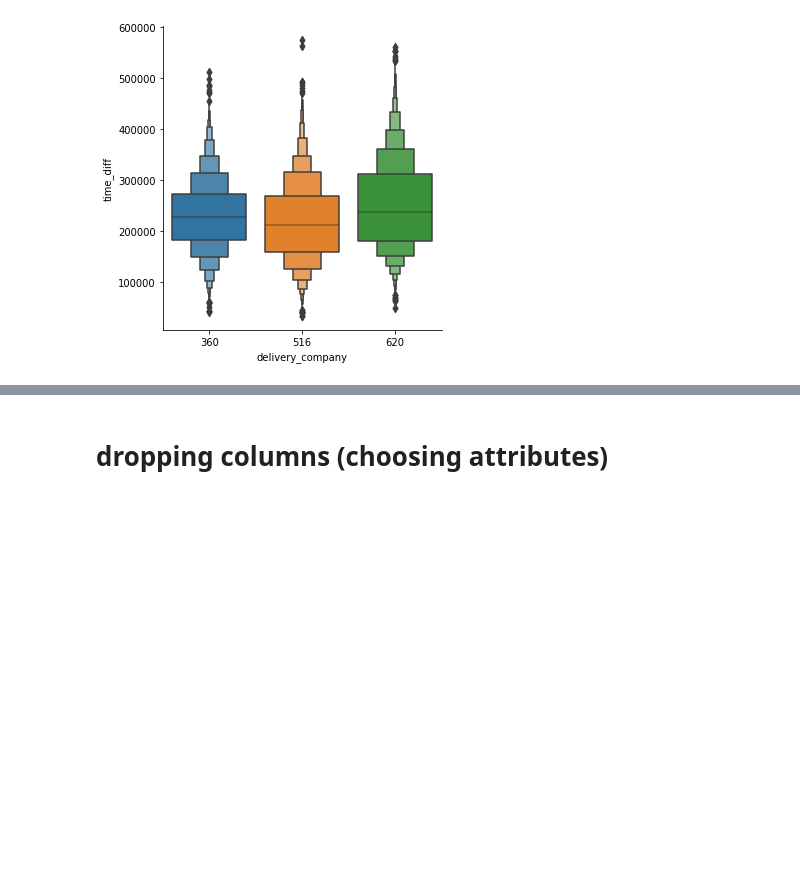
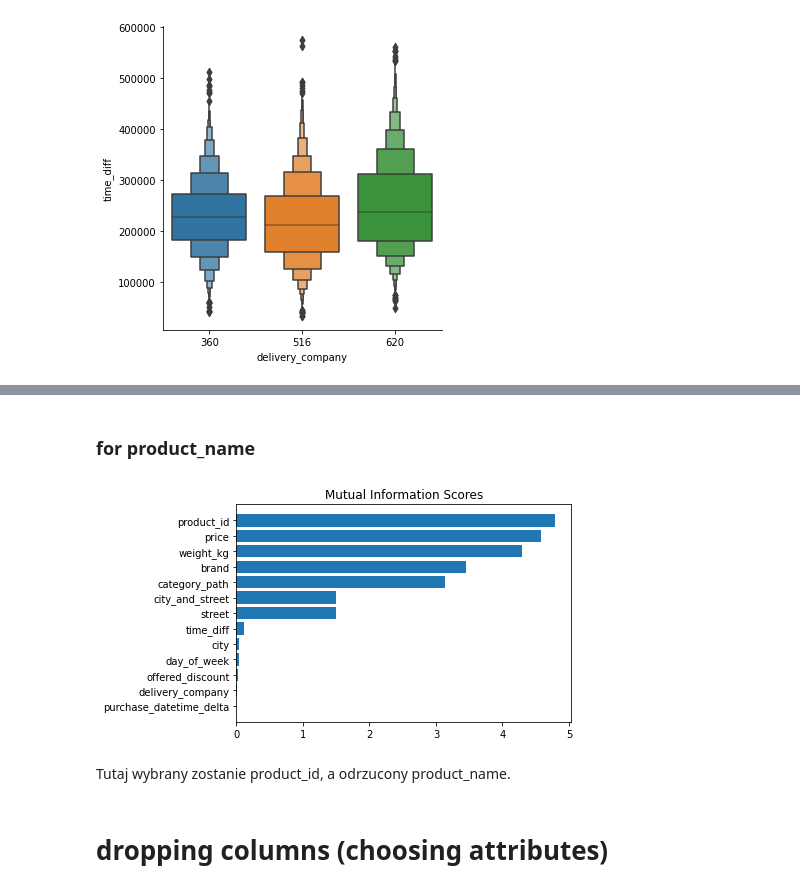
Before and after one commit to milosz-l/delivery-time, a Jupyter notebook: data_analysis.ipynb, the cells around one changed output, grey strips where cells are left out. Drawn from its saved outputs; the diff is of its cells as text; code cells hidden in the pictures; blank space fills up the shorter version.

```diff
--- a/data_analysis.ipynb
+++ b/data_analysis.ipynb
@@ -720,0 +746,12 @@ g = sns.catplot(x='delivery_company', y='time_diff', data=df, kind='boxen')
+# %%
+cols_to_drop_after_feature_engineering.update(['name', 'user_id', 'session_id', 'purchase_id'])
+mi_score_df = mi_score_df.drop(columns=list(cols_to_drop_after_feature_engineering))
+# %% [markdown]
+### for product_name
+# %%
+if MAKE_PLOTS:
+    plot_mi_for_col(mi_score_df, 'product_name', reg_version=False)
+# %% [output]
+[figure, added]
+# %% [markdown]
+Tutaj wybrany zostanie product_id, a odrzucony product_name.
```
Also changed, not shown: parts of 57 cells of this notebook.
